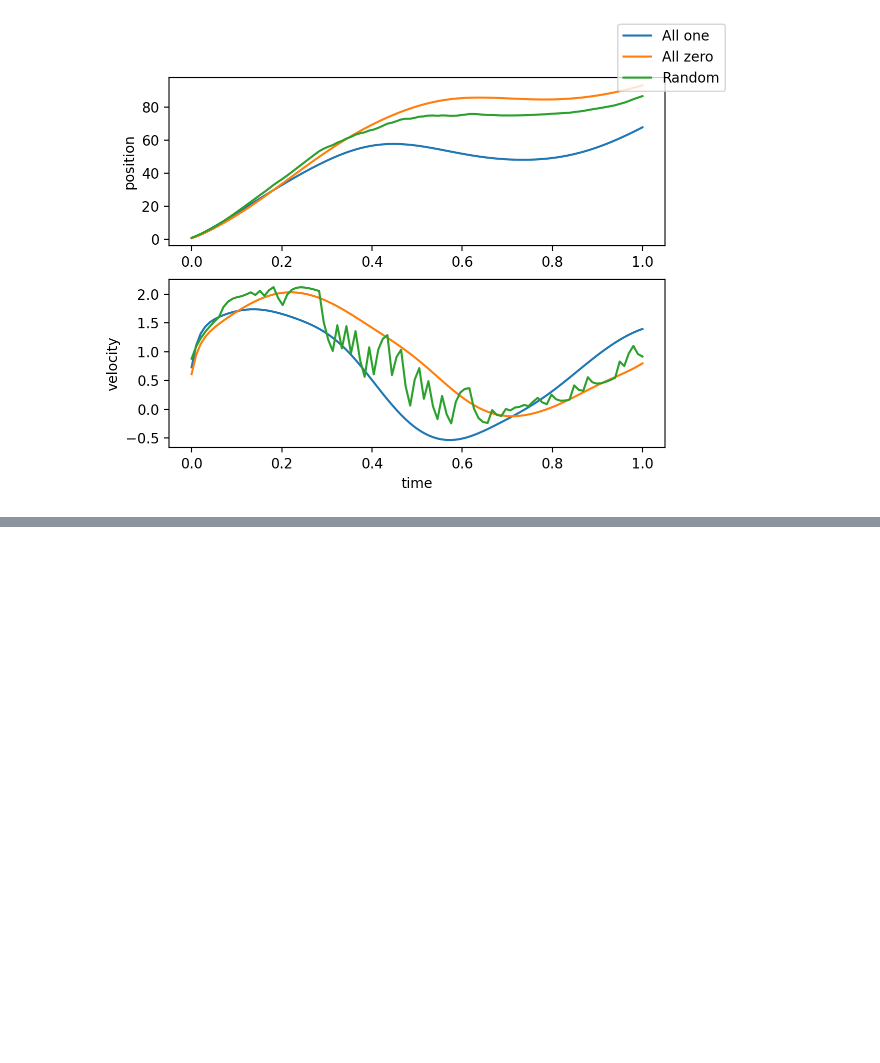
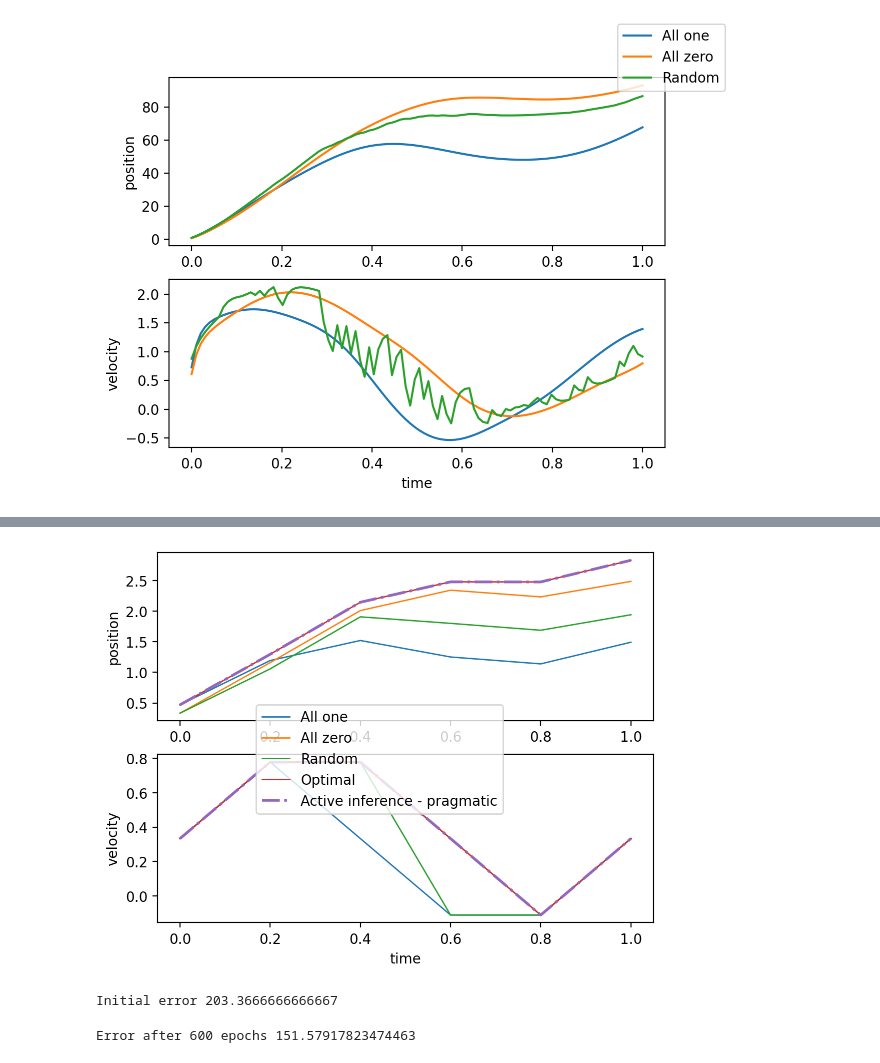
Before and after one commit to AurelienNioche/MAppModels, a Jupyter notebook: the-ball-2.ipynb, the cells around one changed output, grey strips where cells are left out. Drawn from its saved outputs; the diff is of its cells as text; code cells hidden in the pictures; blank space fills up the shorter version.

```diff
--- a/the-ball-2.ipynb
+++ b/the-ball-2.ipynb
@@ -374,0 +407,28 @@ print(e_p.shape)
+# %%
+fig, axes = plt.subplots(nrows=2)
+for i, policy in enumerate(policies):
+    label = policy.replace("-", " ").capitalize()
+    pos = all_hist_pos[policy]
+    vel = all_hist_vel[policy]
+    x = np.linspace(0, 1, n_timestep)
+    if label.startswith("Af"):
+        label = label.replace("Af", "Active inference -")
+        linewidth = 2
+        if label.endswith("epistemic"):
+            linestyle = ":"
+            linewidth = 4
+        elif label.endswith("pragmatic"):
+            linestyle = "-."
+        else:
+            linestyle = "--"
+    else:
+        linestyle, linewidth = "-", 1
+    axes[0].plot(x, pos, color=f"C{i}", label=label, linestyle=linestyle, linewidth=linewidth)
+    axes[1].plot(x, vel, color=f"C{i}", linestyle=linestyle, linewidth=linewidth)
+    axes[0].set_ylabel("position")
+    axes[1].set_ylabel("velocity")
+    axes[1].set_xlabel("time")
+
+fig.legend(loc="center");
+# %% [output]
+[figure, added]
@@ -374,0 +440,45 @@ print(e_p.shape)
+# %%
+n_episode = 100
+
+alpha_phi = np.zeros((size_space, n_action, n_velocity)) + np.finfo(np.float64).tiny
+
+hist_err = []
+
+print("Initial error", np.sum(np.absolute(p - e_p(alpha_phi))))
+hist_err.append(np.sum(np.absolute(p - e_p(alpha_phi))))
+
+epoch = 0
+for _ in tqdm(range(n_episode)):
+    pos, v = 0, velocity[np.absolute(velocity).argmin()]
+
+    action_plan = np.random.randint(2, size=n_timestep)
+    # rn = np.random.randint(3)
+    #if rn == 0:
+    #    action_plan = np.random.randint(2, size=n_timestep)
+    # elif rn == 1:
+    #     action_plan = np.ones(n_timestep, dtype=int)
+    # elif rn == 2:
+    #     action_plan = np.zeros(n_timestep, dtype=int)
+    # else:
+    #     raise ValueError
+    for i, t in enumerate(timestep):
+
+        a = action_plan[i]
+
+        space_index = space.index((v, t))
+        v_index = np.random.choice(np.arange(n_velocity), p=p[space_index, a])
+        v = velocity[v_index]
+        # https://blog.jakuba.net/posterior-predictive-distribution-for-the-dirichlet-categorical-model/
+        alpha_phi[space_index,a,v_index] += 1
+
+        # Update velocity
+        pos += v
+
+        # Log
+        hist_err.append(np.sum(np.absolute(p - e_p(alpha_phi))))
+        epoch += 1
+
+print(f"Error after {epoch} epochs", np.sum(np.absolute(p - e_p(alpha_phi))))
+# %% [output]
+Initial error 203.3666666666667
+Error after 600 epochs 151.57917823474463
```
Also changed, not shown: parts of 27 cells of this notebook.
